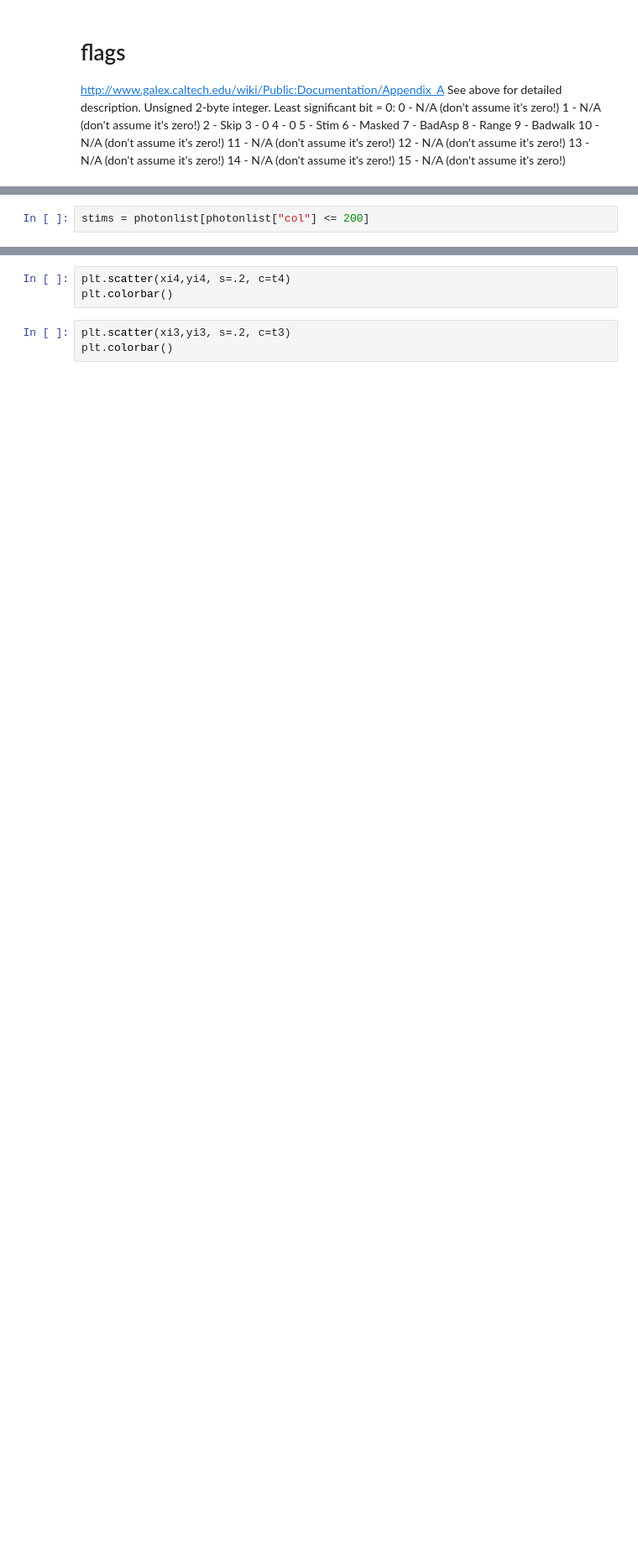
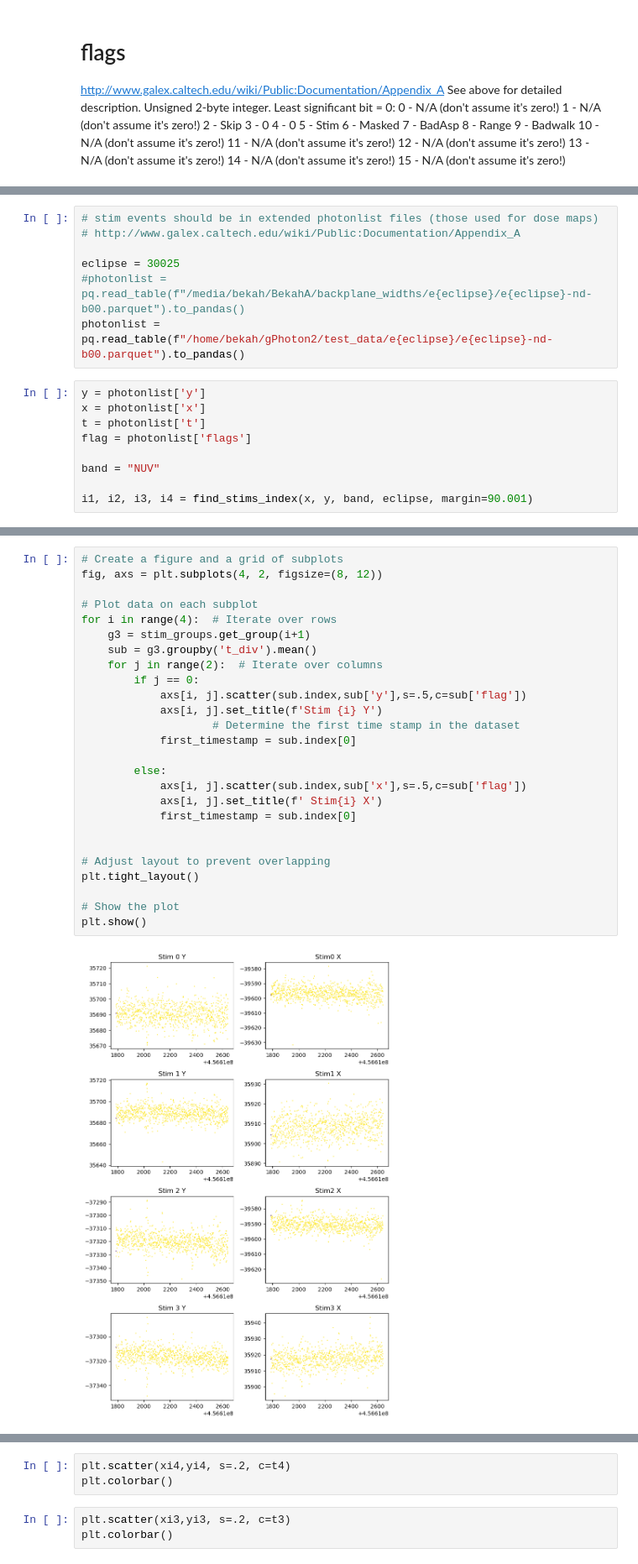
Before and after one commit to MillionConcepts/glcat, a Jupyter notebook: stims.ipynb, the cells around one changed output, grey strips where cells are left out. Shown at 84% size. Drawn from its saved outputs; the diff is of its cells as text; blank space fills up the shorter version.

```diff
--- a/stims.ipynb
+++ b/stims.ipynb
@@ -168,2 +30,0 @@ photonlist = pq.read_table("/media/bekah/BekahA/backplane_widths/e23346/e23346-n
-# %%
-stims = photonlist[photonlist["col"] <= 200]
@@ -362,0 +176,16 @@ plt.scatter(xi4,yi4)
+# %%
+# stim events should be in extended photonlist files (those used for dose maps)
+# http://www.galex.caltech.edu/wiki/Public:Documentation/Appendix_A
+
+eclipse = 30025
+#photonlist = pq.read_table(f"/media/bekah/BekahA/backplane_widths/e{eclipse}/e{eclipse}-nd-b00.parquet").to_pandas()
+photonlist = pq.read_table(f"/home/bekah/gPhoton2/test_data/e{eclipse}/e{eclipse}-nd-b00.parquet").to_pandas()
+# %%
+y = photonlist['y']
+x = photonlist['x']
+t = photonlist['t']
+flag = photonlist['flags']
+
+band = "NUV"
+
+i1, i2, i3, i4 = find_stims_index(x, y, band, eclipse, margin=90.001)
@@ -362,0 +234,28 @@ plt.scatter(xi4,yi4)
+# %%
+# Create a figure and a grid of subplots
+fig, axs = plt.subplots(4, 2, figsize=(8, 12))
+
+# Plot data on each subplot
+for i in range(4):  # Iterate over rows
+    g3 = stim_groups.get_group(i+1)
+    sub = g3.groupby('t_div').mean()
+    for j in range(2):  # Iterate over columns
+        if j == 0:
+            axs[i, j].scatter(sub.index,sub['y'],s=.5,c=sub['flag'])
+            axs[i, j].set_title(f'Stim {i} Y')
+                    # Determine the first time stamp in the dataset
+            first_timestamp = sub.index[0]
+
+        else:
+            axs[i, j].scatter(sub.index,sub['x'],s=.5,c=sub['flag'])
+            axs[i, j].set_title(f' Stim{i} X')
+            first_timestamp = sub.index[0]
+
+
+# Adjust layout to prevent overlapping
+plt.tight_layout()
+
+# Show the plot
+plt.show()
+# %% [output]
+[figure, added]
```
Also changed, not shown: parts of 51 cells of this notebook, 4 other files.
